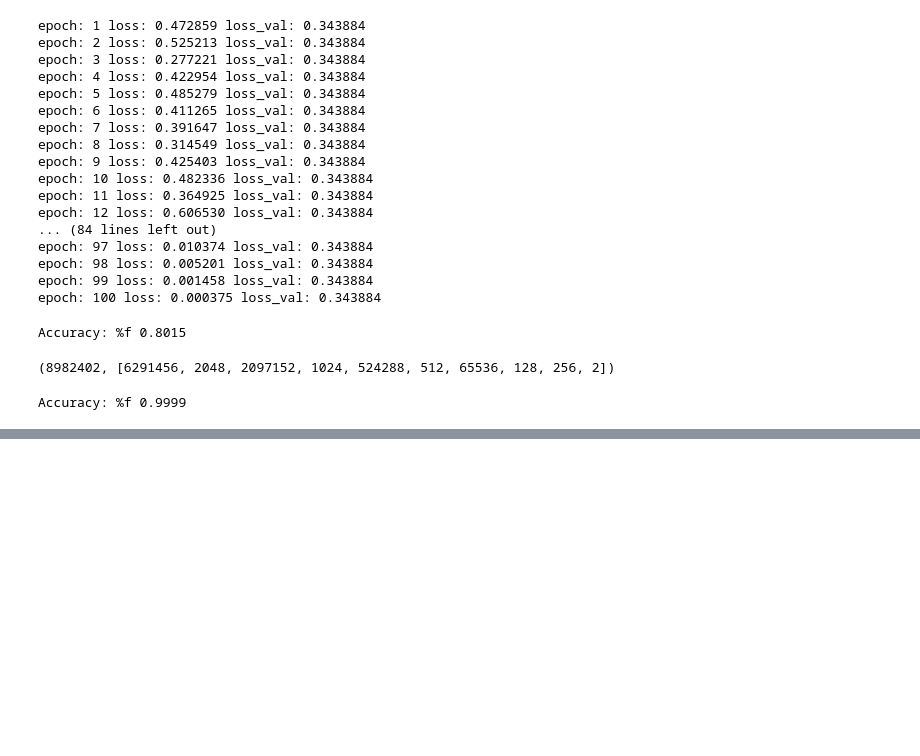
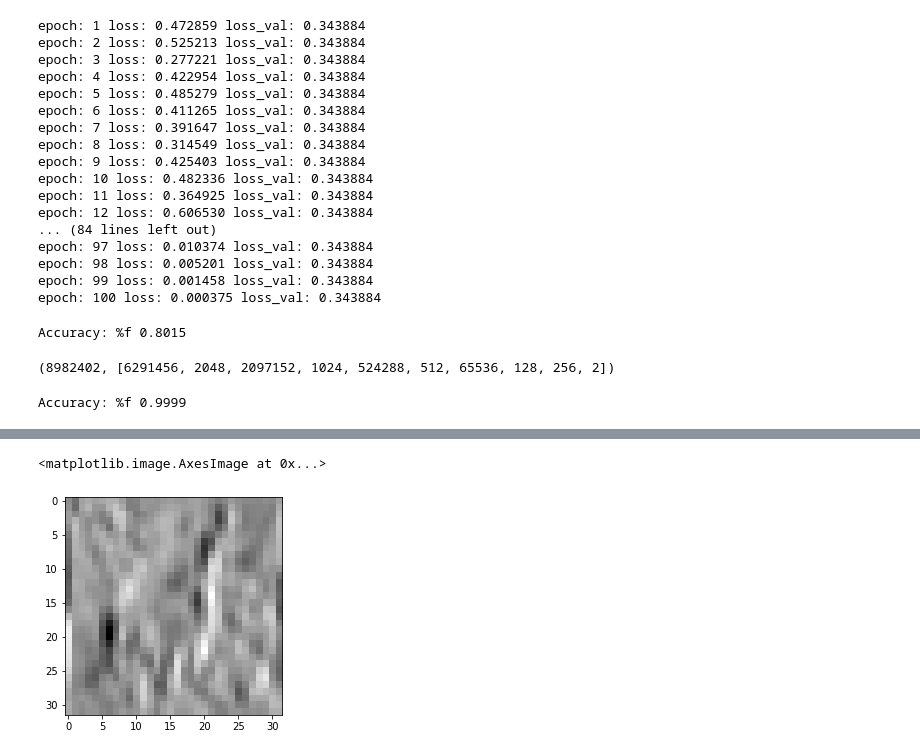
Before and after one commit to CHENNI-Nidhaleddine/TELLING_BIRDS_FROM_AIRPLANES_USING_PYTORCH, a Jupyter notebook: index.ipynb, the cells around one changed output, grey strips where cells are left out. Drawn from its saved outputs; the diff is of its cells as text; code cells hidden in the pictures; blank space fills up the shorter version.

```diff
--- a/index.ipynb
+++ b/index.ipynb
@@ -189,0 +218,12 @@ Accuracy: %f 0.9999
+# %%
+img,_=cifar2[0]
+conv2=nn.Conv2d(3,1,kernel_size=3,padding=1)
+with torch.no_grad():
+  conv2.weight[:]=torch.tensor([[-1.0,0.0,1.0],[-1.0,0.0,1.0],[-1.0,0.0,1.0]])
+  conv2.bias.zero_()
+
+output=conv2(img.unsqueeze(0))
+plt.imshow(output[0,0].detach(),cmap='gray')
+# %% [output]
+<matplotlib.image.AxesImage at 0x...>
+[figure, added]
```
Also changed, not shown: parts of 14 cells of this notebook.
